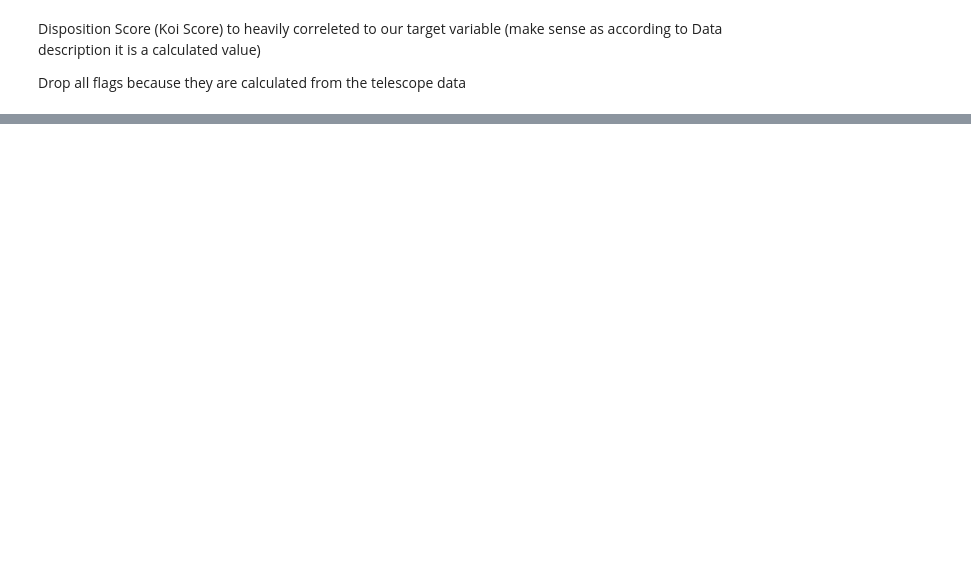
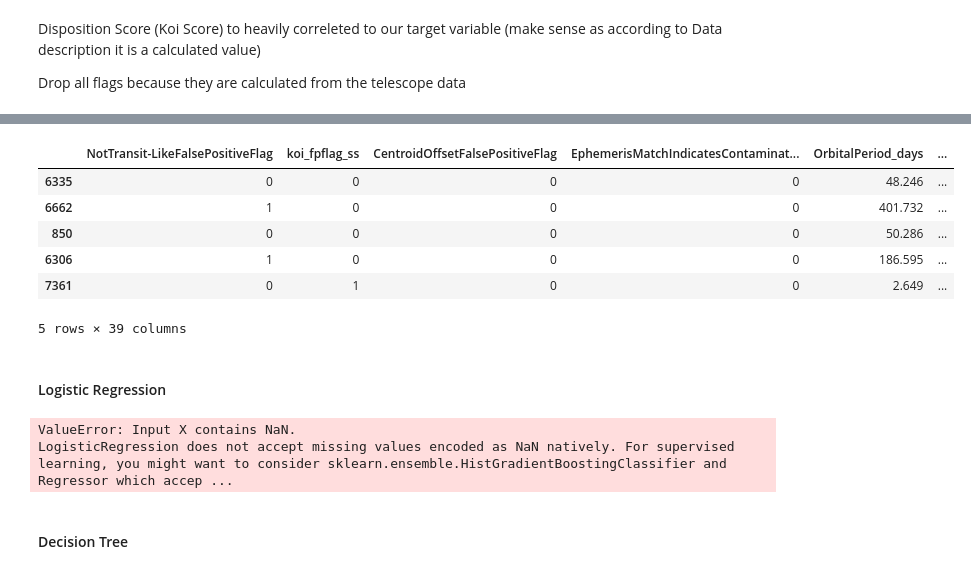
Before and after one commit to jezu1/ML_NASAProject, a Jupyter notebook: Preprocessing_complete.ipynb, the cells around one changed output, grey strips where cells are left out. Drawn from its saved outputs; the diff is of its cells as text; code cells hidden in the pictures; blank space fills up the shorter version.

```diff
--- a/Preprocessing_complete.ipynb
+++ b/Preprocessing_complete.ipynb
@@ -409,0 +475,3 @@ Drop all flags because they are calculated from the telescope data
+# %%
+# Split the data into training and test sets
+X_train, X_test, y_train, y_test = train_test_split(x_features, y_target, random_state=1, test_size=.30)
@@ -409,0 +483,10 @@ Drop all flags because they are calculated from the telescope data
+# %%
+X_train.head()
+# %% [output]
+|  | NotTransit-LikeFalsePositiveFlag | koi_fpflag_ss | CentroidOffsetFalsePositiveFlag | EphemerisMatchIndicatesContaminat... | OrbitalPeriod_days | ... |
+| 6335 | 0 | 0 | 0 | 0 | 48.246 | ... |
+| 6662 | 1 | 0 | 0 | 0 | 401.732 | ... |
+| 850 | 0 | 0 | 0 | 0 | 50.286 | ... |
+| 6306 | 1 | 0 | 0 | 0 | 186.595 | ... |
+| 7361 | 0 | 1 | 0 | 0 | 2.649 | ... |
+5 rows × 39 columns
@@ -409,0 +513,2 @@ Drop all flags because they are calculated from the telescope data
+# %% [markdown]
+#### Logistic Regression
@@ -409,0 +517,17 @@ Drop all flags because they are calculated from the telescope data
+# %%
+# Logistic Regression Model
+lr = LogisticRegression(C=100, max_iter=200, class_weight='balanced')
+
+# Fitting Model to the train set
+lr.fit(X_train, y_train)
+
+# Predicting on the test set
+y_pred = lr.predict(X_test)
+
+# Evaluating model
+evaluation(y_test, y_pred)
+# %% [output]
+ValueError: Input X contains NaN.
+LogisticRegression does not accept missing values encoded as NaN natively. For supervised learning, you might want to consider sklearn.ensemble.HistGradientBoostingClassifier and Regressor which accep ...
+# %% [markdown]
+#### Decision Tree
```
Also changed, not shown: parts of 20 cells of this notebook.
